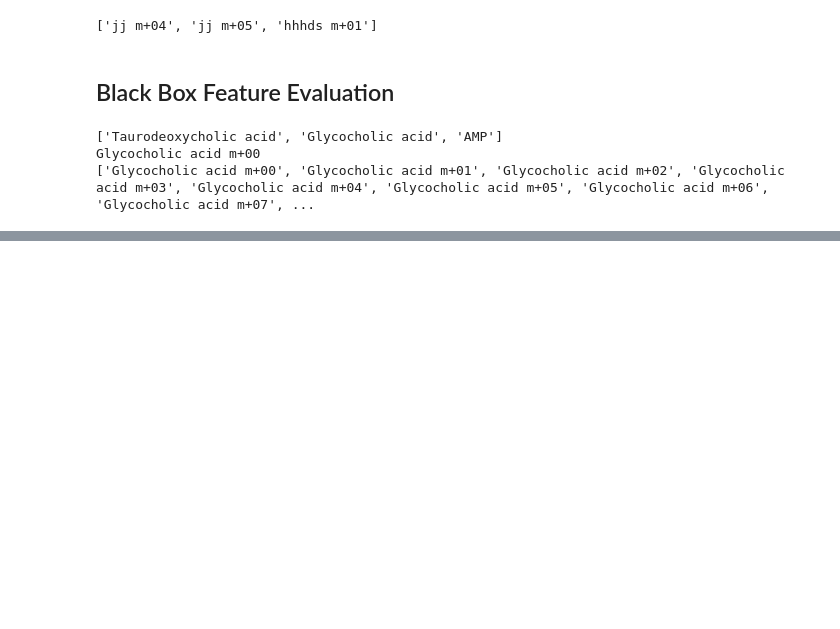
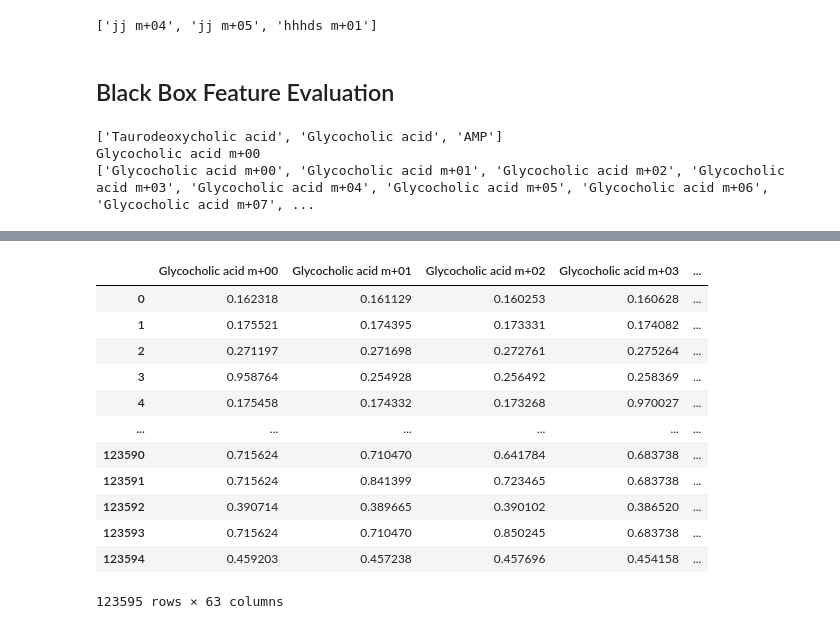
Before and after one commit to reznik-lab/IsoLearner, a Jupyter notebook: IsoLearnerOOO-testing.ipynb, the cells around one changed output, grey strips where cells are left out. Drawn from its saved outputs; the diff is of its cells as text; code cells hidden in the pictures; blank space fills up the shorter version.

```diff
--- a/IsoLearnerOOO-testing.ipynb
+++ b/IsoLearnerOOO-testing.ipynb
@@ -190,3 +238,19 @@ Glycocholic acid m+00
+# %%
+short_isos
+# %% [output]
+|  | Glycocholic acid m+00 | Glycocholic acid m+01 | Glycocholic acid m+02 | Glycocholic acid m+03 | ... |
+| 0 | 0.162318 | 0.161129 | 0.160253 | 0.160628 | ... |
+| 1 | 0.175521 | 0.174395 | 0.173331 | 0.174082 | ... |
+| 2 | 0.271197 | 0.271698 | 0.272761 | 0.275264 | ... |
+| 3 | 0.958764 | 0.254928 | 0.256492 | 0.258369 | ... |
+| 4 | 0.175458 | 0.174332 | 0.173268 | 0.970027 | ... |
+| ... | ... | ... | ... | ... | ... |
+| 123590 | 0.715624 | 0.710470 | 0.641784 | 0.683738 | ... |
+| 123591 | 0.715624 | 0.841399 | 0.723465 | 0.683738 | ... |
+| 123592 | 0.390714 | 0.389665 | 0.390102 | 0.386520 | ... |
+| 123593 | 0.715624 | 0.710470 | 0.850245 | 0.683738 | ... |
+| 123594 | 0.459203 | 0.457238 | 0.457696 | 0.454158 | ... |
+123595 rows × 63 columns
 # %%
 # Example Implementation:
 # ===========================================================
```
Also changed, not shown: parts of 4 cells of this notebook, 2 other files.
